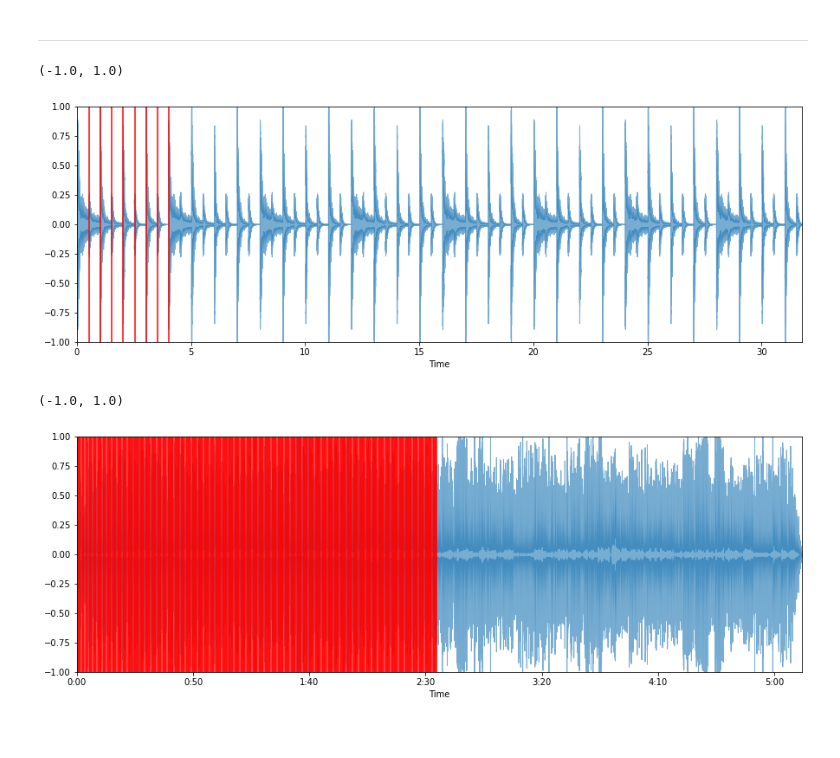
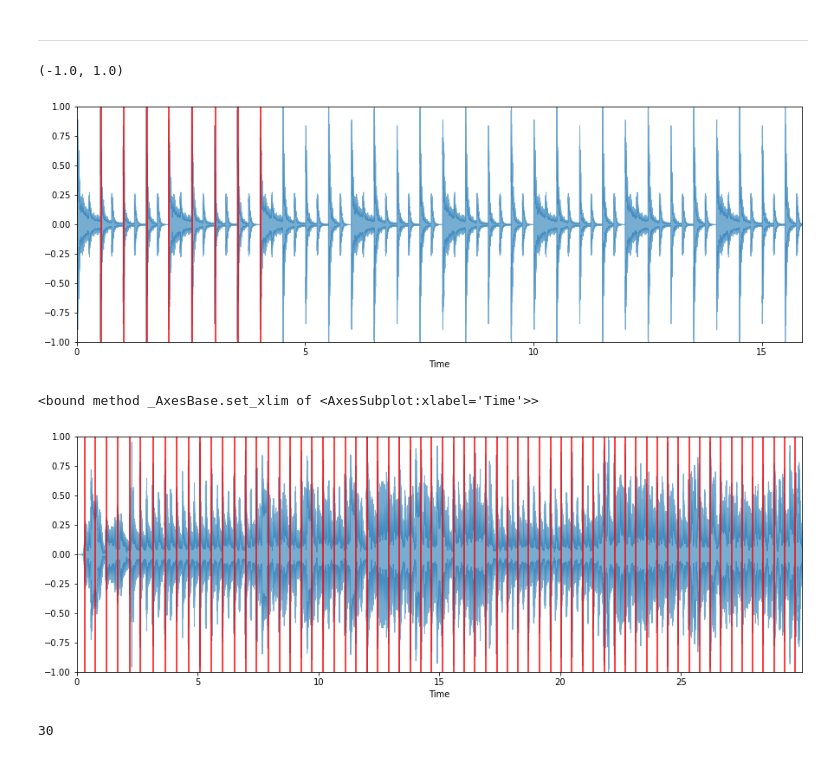
Before and after one commit to sergi-andreu/MusicInformatics, a Jupyter notebook: Lab 3 Beat Detection/DT2470_lab03_Carsten_Sergi.ipynb, the cells around one changed output. Cells and saved outputs as stored; diff of their text form; code cells hidden in the pictures.

```diff
--- a/Lab 3 Beat Detection/DT2470_lab03_Carsten_Sergi.ipynb
+++ b/Lab 3 Beat Detection/DT2470_lab03_Carsten_Sergi.ipynb
@@ -79,19 +72,24 @@ Do you observe any other problems with the obtained onset detection?
 # %%
 # Getting the audio file (already downloaded)
 
-filepath = 'drive/drumloop120_mono.wav'
-# filepath = 'drive/cretansyrtos.wav'
+# filepath = 'drive/drumloop120_mono.wav'
+filepath = 'drive/cretansyrtos.wav'
 
 sound = pydub.AudioSegment.from_file(filepath, format="wav")
 
 sample_rate = sound.frame_rate
-duration    = sound.duration_seconds
+duration = sound.duration_seconds
 
 if sound.channels > 1:
     sound = sound.split_to_mono()[0]
 
 samples = sound.get_array_of_samples()
 
+if duration > 30:
+    # Get only first 30 seconds to prevent memory overflow
+    duration = 30
+    samples = samples[:sample_rate*30]
+
 # Normalizing
 samples = np.array(samples) / sound.max_possible_amplitude
 # %%
@@ -113,22 +111,25 @@ Text(0.5, 1.0, 'Soundfile: drive/drumloop120_mono.wav')
 from scipy.signal import stft
 
 window_size_in_samples = 0.030 * sample_rate
-hop_size_in_samples    = 0.010 * sample_rate
-noverlap = window_size_in_samples - hop_size_in_samples      # Number of points to overlap between segments
+hop_size_in_samples = 0.010 * sample_rate
+# Number of points to overlap between segments
+noverlap = window_size_in_samples - hop_size_in_samples
 
 # Compute short-time Fourier transform
-f, t, Zxx = stft(samples, fs=sample_rate, window='hann', nperseg=window_size_in_samples, noverlap=noverlap, nfft=8192)
+f, t, Zxx = stft(samples, fs=sample_rate, window='hann',
+                 nperseg=window_size_in_samples, noverlap=noverlap, nfft=8192)
 f_kHz = f/1000  # conversion to kHz
 
 # Logarithmic compression of the magnitude spectrum
 gamma = 100
 dB_mag_log_compr = np.log(1 + gamma * np.abs(Zxx))
 
-#Plotting
-fig, ax = plt.subplots(figsize=(15,5))
+# Plotting
+fig, ax = plt.subplots(figsize=(15, 5))
 im = ax.pcolormesh(t, f_kHz, dB_mag_log_compr, shading='nearest', cmap='magma')
 ax.set_xlabel('time (s)')
 ax.set_ylabel('frequency (kHz)')
-ax.set_ylim((0,5))
-ax.set_title(f'STFT LOG magnitude - Hopsize = 0.010s, duration Hann window = 0.030s')
+ax.set_ylim((0, 5))
+ax.set_title(
+    f'{filepath} - STFT LOG magnitude - Hopsize = 0.010s, duration Hann window = 0.030s')
 # %% [output]
@@ -403,6 +412,10 @@ def extractSamples(filepath):
     samples = sound.get_array_of_samples()
 
     samples = np.array(samples) / sound.max_possible_amplitude
+
+    if duration > 30:
+        duration = 30
+        samples = samples[:30*sample_rate]
 
     return samples, sample_rate, duration
 
@@ -432,17 +445,22 @@ tempo_cretansyrtos, beat_times_cretansyrtos = extractTempoBeatLibrosa(filepath_c
 # tempo_choir, beat_times_choir = extractTempoBeatLibrosa(filepath_choir)
 # %%
 fig, ax = plt.subplots(figsize=(15, 5))
-librosa.display.waveplot(samples_drumloop, alpha=0.6)
+librosa.display.waveplot(samples_drumloop, sr=sample_rate, alpha=0.6)
 plt.vlines(beat_times_drumloop, -1, 1, color='r')
 ax.set_ylim(-1, 1)
 # %% [output]
 (-1.0, 1.0)
-[figure, old version]
+[figure, new version]
 # %%
 fig, ax = plt.subplots(figsize=(15, 5))
-librosa.display.waveplot(samples_cretansyrtos, alpha=0.6)
+librosa.display.waveplot(samples_cretansyrtos, sr=sample_rate, alpha=0.6)
 plt.vlines(beat_times_cretansyrtos, -1, 1, color='r')
 ax.set_ylim(-1, 1)
+ax.set_xlim
 # %% [output]
-(-1.0, 1.0)
+<bound method _AxesBase.set_xlim of <AxesSubplot:xlabel='Time'>>
-[figure, old version]
+[figure, new version]
+# %%
+duration_cretansyrtos
+# %% [output]
+30
```
Also changed, not shown: parts of 18 cells of this notebook.
